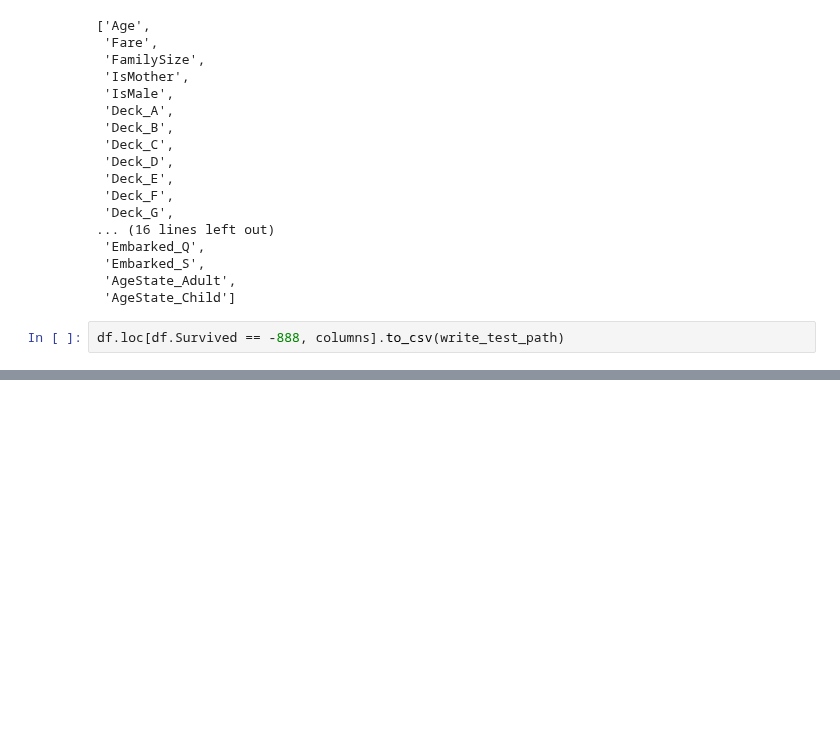
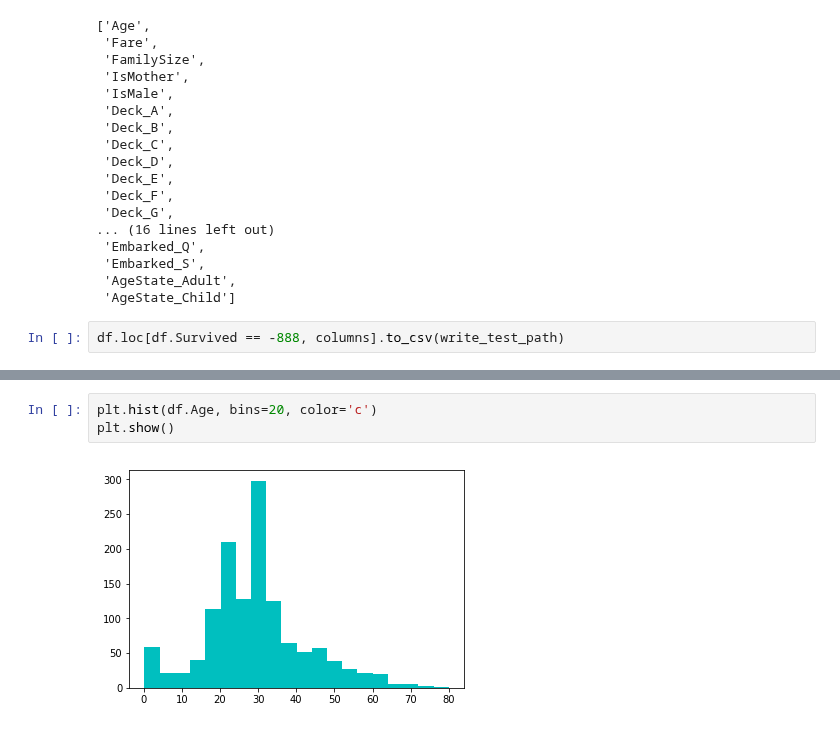
Before and after one commit to hpinsley/titanic, a Jupyter notebook: notebooks/Data munging.ipynb, the cells around one changed output, grey strips where cells are left out. Drawn from its saved outputs; the diff is of its cells as text; blank space fills up the shorter version.

```diff
--- a/notebooks/Data munging.ipynb
+++ b/notebooks/Data munging.ipynb
@@ -739,0 +753,5 @@ df.loc[df.Survived == -888, columns].to_csv(write_test_path)
+# %%
+plt.hist(df.Age, bins=20, color='c')
+plt.show()
+# %% [output]
+[figure, added]
```
Also changed, not shown: parts of 7 cells of this notebook.
